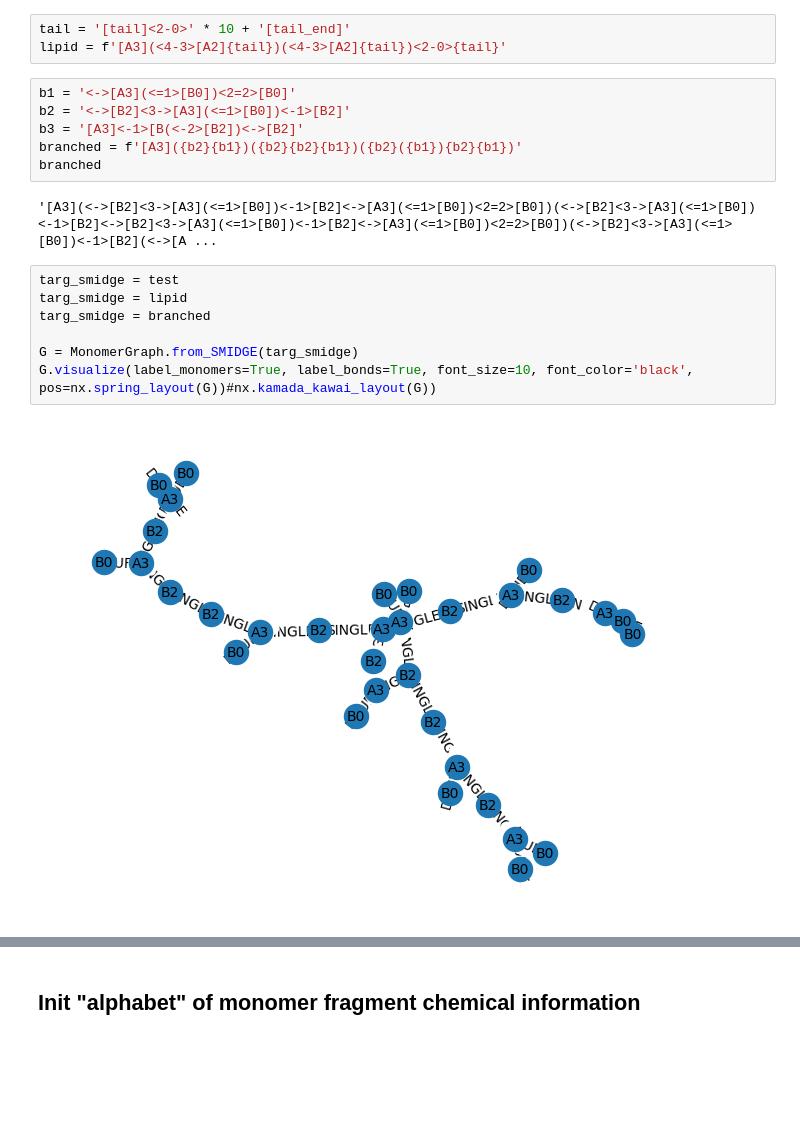
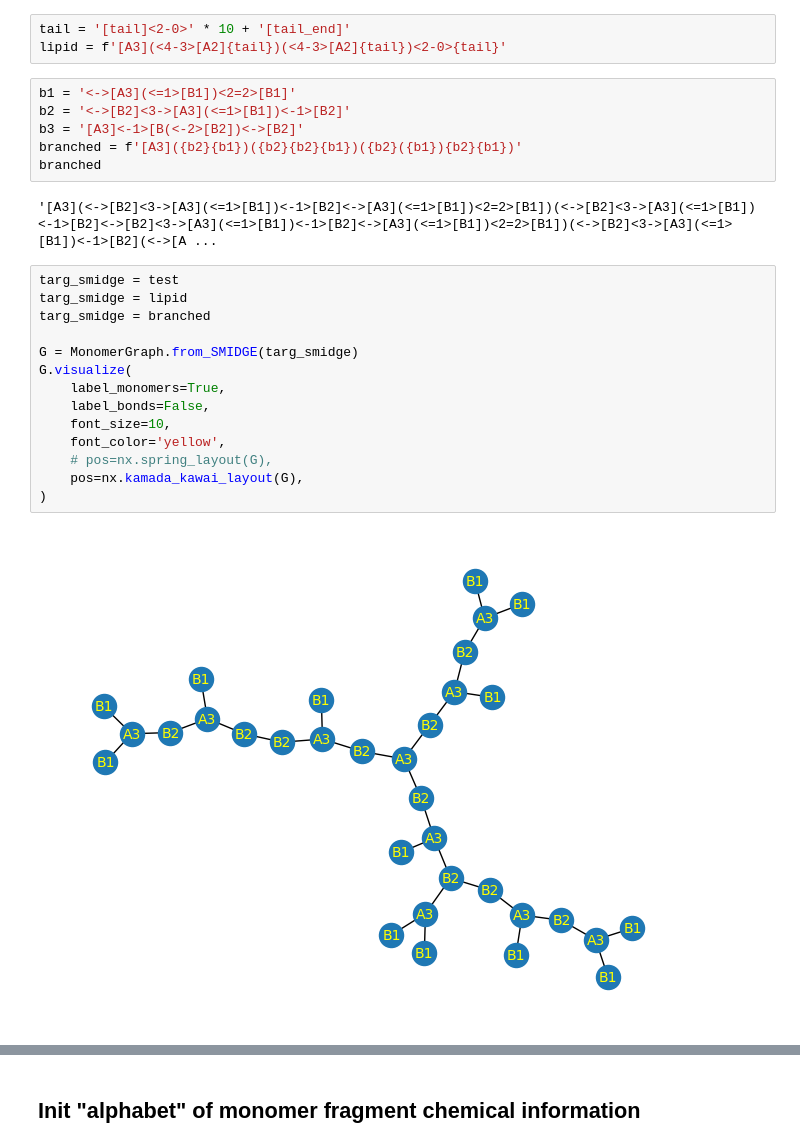
Before and after one commit to timbernat/polymer_workbench, a Jupyter notebook: dev_monographs.ipynb, the cells around one changed output, grey strips where cells are left out. Drawn from its saved outputs; the diff is of its cells as text; blank space fills up the shorter version.

Commit message:
Regenerated monograph topology figures

```diff
--- a/dev_monographs.ipynb
+++ b/dev_monographs.ipynb
@@ -29,19 +29,26 @@ print(test)
 tail = '[tail]<2-0>' * 10 + '[tail_end]'
 lipid = f'[A3](<4-3>[A2]{tail})(<4-3>[A2]{tail})<2-0>{tail}'
 # %%
-b1 = '<->[A3](<=1>[B0])<2=2>[B0]'
-b2 = '<->[B2]<3->[A3](<=1>[B0])<-1>[B2]'
+b1 = '<->[A3](<=1>[B1])<2=2>[B1]'
+b2 = '<->[B2]<3->[A3](<=1>[B1])<-1>[B2]'
 b3 = '[A3]<-1>[B(<-2>[B2])<->[B2]'
 branched = f'[A3]({b2}{b1})({b2}{b2}{b1})({b2}({b1}){b2}{b1})'
 branched
 # %% [output]
-'[A3](<->[B2]<3->[A3](<=1>[B0])<-1>[B2]<->[A3](<=1>[B0])<2=2>[B0])(<->[B2]<3->[A3](<=1>[B0])<-1>[B2]<->[B2]<3->[A3](<=1>[B0])<-1>[B2]<->[A3](<=1>[B0])<2=2>[B0])(<->[B2]<3->[A3](<=1>[B0])<-1>[B2](<->[A ...
+'[A3](<->[B2]<3->[A3](<=1>[B1])<-1>[B2]<->[A3](<=1>[B1])<2=2>[B1])(<->[B2]<3->[A3](<=1>[B1])<-1>[B2]<->[B2]<3->[A3](<=1>[B1])<-1>[B2]<->[A3](<=1>[B1])<2=2>[B1])(<->[B2]<3->[A3](<=1>[B1])<-1>[B2](<->[A ...
 # %%
 targ_smidge = test
 targ_smidge = lipid
 targ_smidge = branched
 
 G = MonomerGraph.from_SMIDGE(targ_smidge)
-G.visualize(label_monomers=True, label_bonds=True, font_size=10, font_color='black', pos=nx.spring_layout(G))#nx.kamada_kawai_layout(G))
+G.visualize(
+    label_monomers=True,
+    label_bonds=False,
+    font_size=10,
+    font_color='yellow',
+    # pos=nx.spring_layout(G),
+    pos=nx.kamada_kawai_layout(G),
+)
 # %% [output]
-[figure, old version]
+[figure, new version]
```
Also changed, not shown: parts of 12 cells of this notebook.
